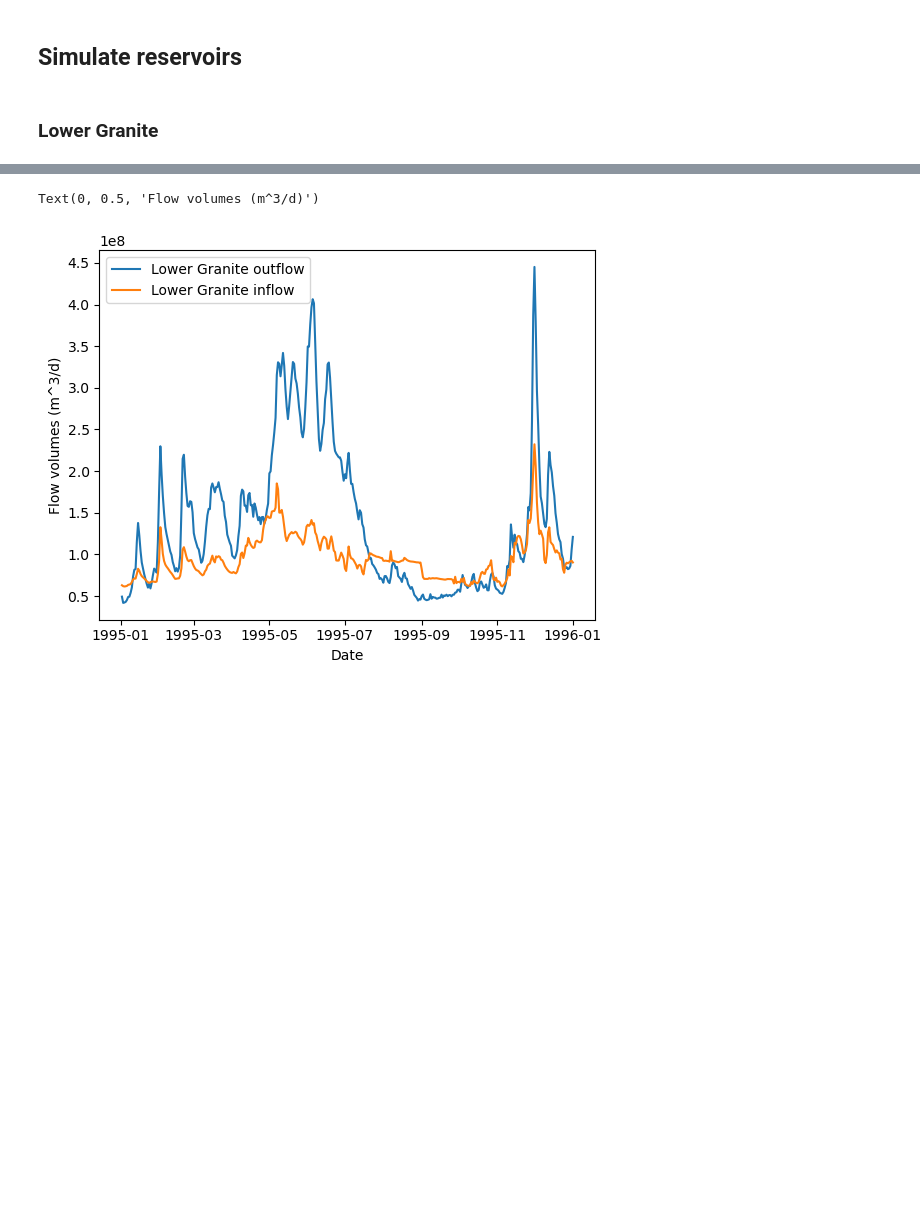
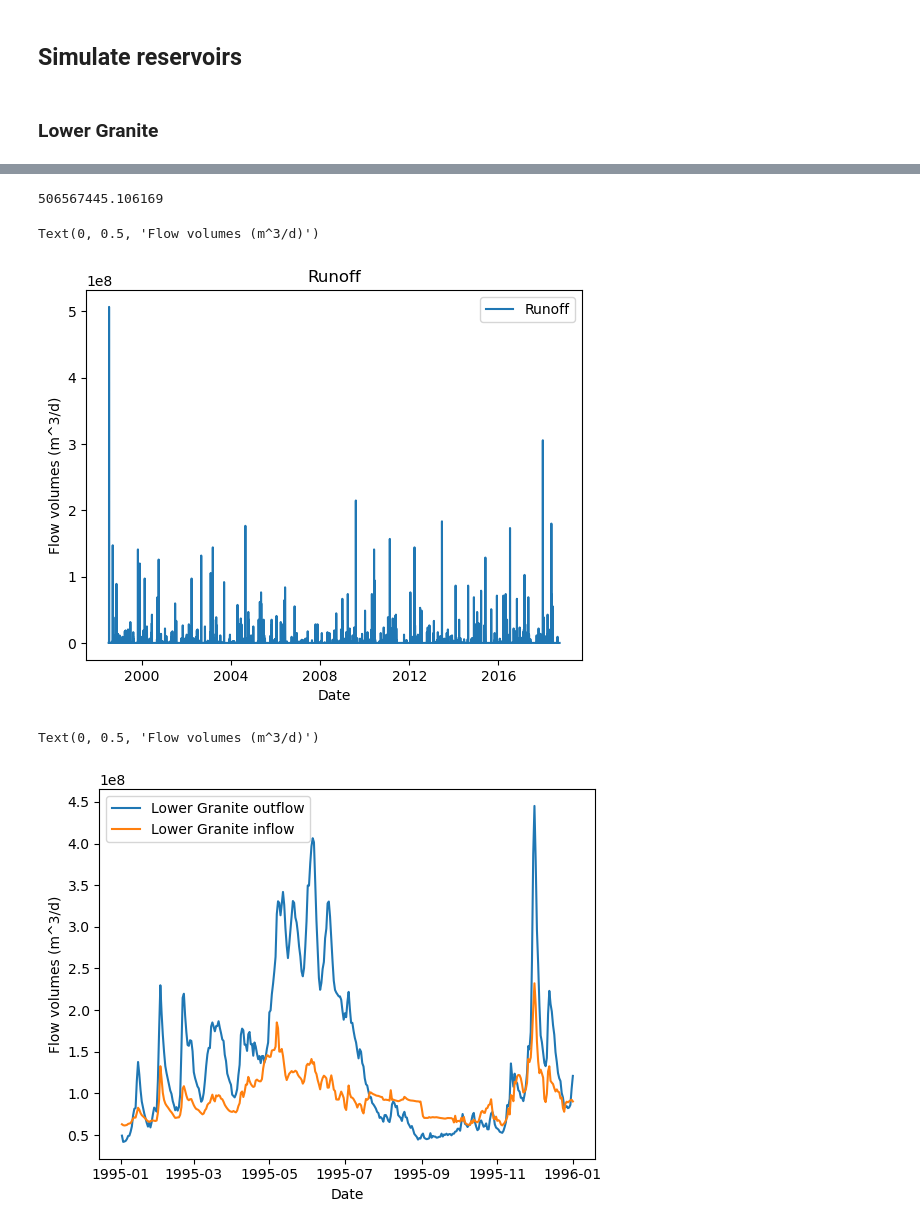
Before and after one commit to clairewang23/columbia_river_model, a Jupyter notebook: model drafting.ipynb, the cells around one changed output, grey strips where cells are left out. Saved outputs shown, nothing was run; the diff lists cells and outputs as text; code cells hidden in the pictures; blank space fills up the shorter version.

```diff
--- a/model drafting.ipynb
+++ b/model drafting.ipynb
@@ -201,3 +278,14 @@ Text(0, 0.5, 'Flow volumes (m^3/d)')
+# %%
+plt.plot(input_data['datetime'], runoff, label='Runoff')
+print(max(runoff))
+plt.legend()
+plt.title('Runoff')
+plt.xlabel('Date')
+plt.ylabel('Flow volumes (m^3/d)')
+# %% [output]
+506567445.106169
+Text(0, 0.5, 'Flow volumes (m^3/d)')
+[figure, added]
 # %%
 plt.plot(input_data['datetime'][:365], input_data['Lower Granite outflow (cfs)'][:365]*86400*0.0283, label='Lower Granite outflow')
 plt.plot(input_data['datetime'][:365], input_data['Lower Granite inflow (m^3/d)'][:365], label='Lower Granite inflow')
```
Also changed, not shown: parts of 8 cells of this notebook.
